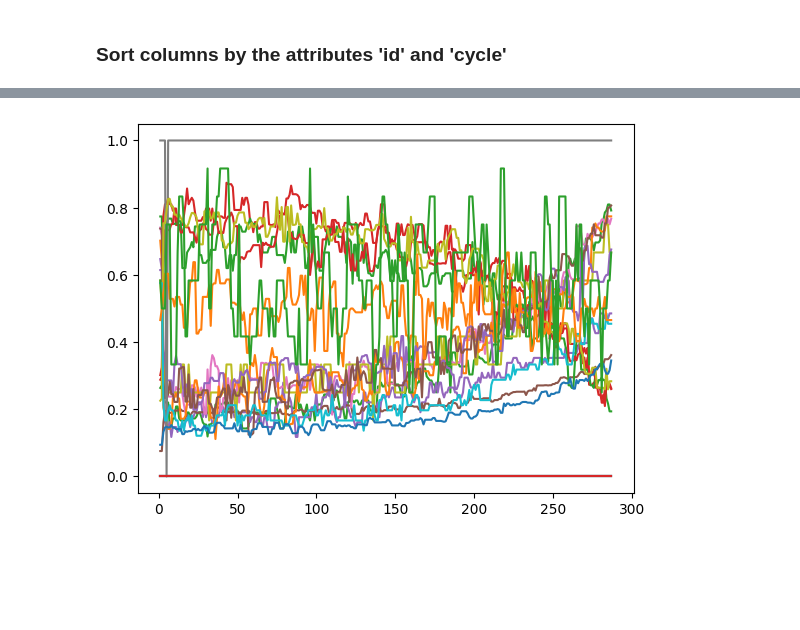
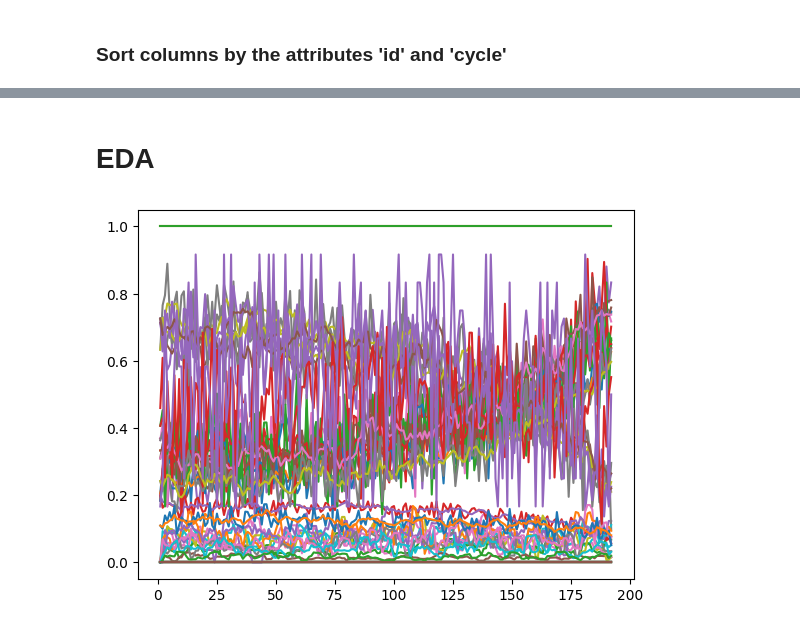
Before and after one commit to NechZ/Predictive-Maintenance, a Jupyter notebook: Engine-Predictive-Maintenance.ipynb, the cells around one changed output, grey strips where cells are left out. Saved outputs shown, nothing was run; the diff lists cells and outputs as text; code cells hidden in the pictures; blank space fills up the shorter version.

```diff
--- a/Engine-Predictive-Maintenance.ipynb
+++ b/Engine-Predictive-Maintenance.ipynb
@@ -75,17 +73,3 @@ def create_rul_column(data):
 
 train_data = create_rul_column(train_data)
 test_data = create_rul_column(test_data)
-# %%
-# smooth the data using rolling average on sensors
-omit_cols = ['id', 'cycle', 'RUL']
-sensor_cols = train_data.columns.difference(omit_cols)
-
-train_data_smooth = train_data.copy()
-train_data_smooth.loc[:, sensor_cols] = train_data_smooth.loc[:, sensor_cols].rolling(window=5).median()
-train_data_smooth = train_data_smooth.fillna(train_data)
-train_data = train_data_smooth
-
-test_data_smooth = test_data.copy()
-test_data_smooth.loc[:, sensor_cols] = test_data_smooth.loc[:, sensor_cols].rolling(window=5).median()
-test_data_smooth = test_data_smooth.fillna(test_data)
-test_data = test_data_smooth
@@ -92,14 +143,16 @@ test_data = test_data_smooth
+# %%
+df_train_extracted_features = add_features(train_data, 5)
+train_data = prepare_train_data(df_train_extracted_features, 30)
+
+test_data_extracted_features = add_features(test_data, 5)
+test_data = prepare_test_data(test_data_extracted_features, ground_truth, 30)
+# %% [markdown]
+# EDA
 # %%
-# EDA
-
-# Create a new feature called "time to failure" which is the inverse of RUL
-train_data['TTF'] = 1 / (train_data['RUL'] + 1)
-test_data['TTF'] = 1 / (test_data['RUL'] + 1)
-
 # Plot dynamic sensor data
-for i in train_data.columns.difference(['id', 'cycle', 'RUL']):
-    plt.plot(train_data[train_data["id"] == 2]["cycle"], train_data[i][train_data["id"] == 2], label=i)
+for i in train_data.columns.difference(['id', 'cycle', 'RUL', 'label_bc', 'ttf']):
+   plt.plot(train_data[train_data["id"] == 1]["cycle"], train_data[i][train_data["id"] == 1], label=i)
     #print(i)
 plt.show()
 # %% [output]
-[figure, old version]
+[figure, new version]
```
Also changed, not shown: parts of 17 cells of this notebook.
